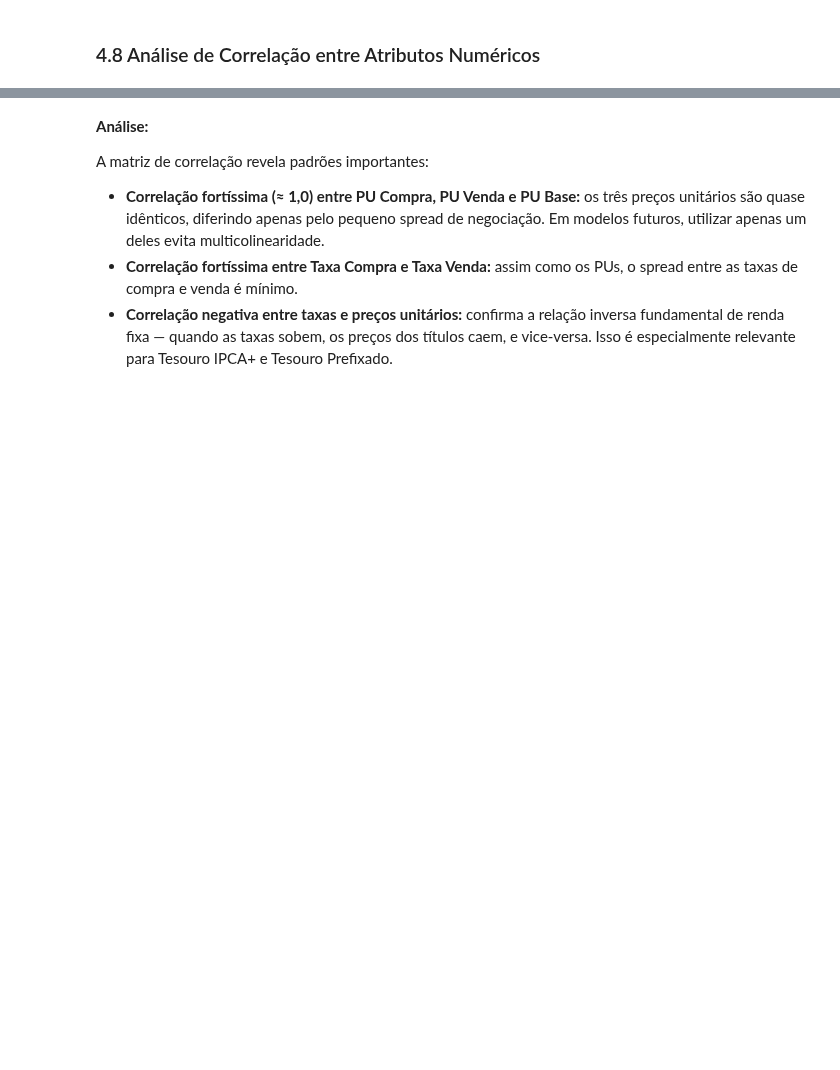
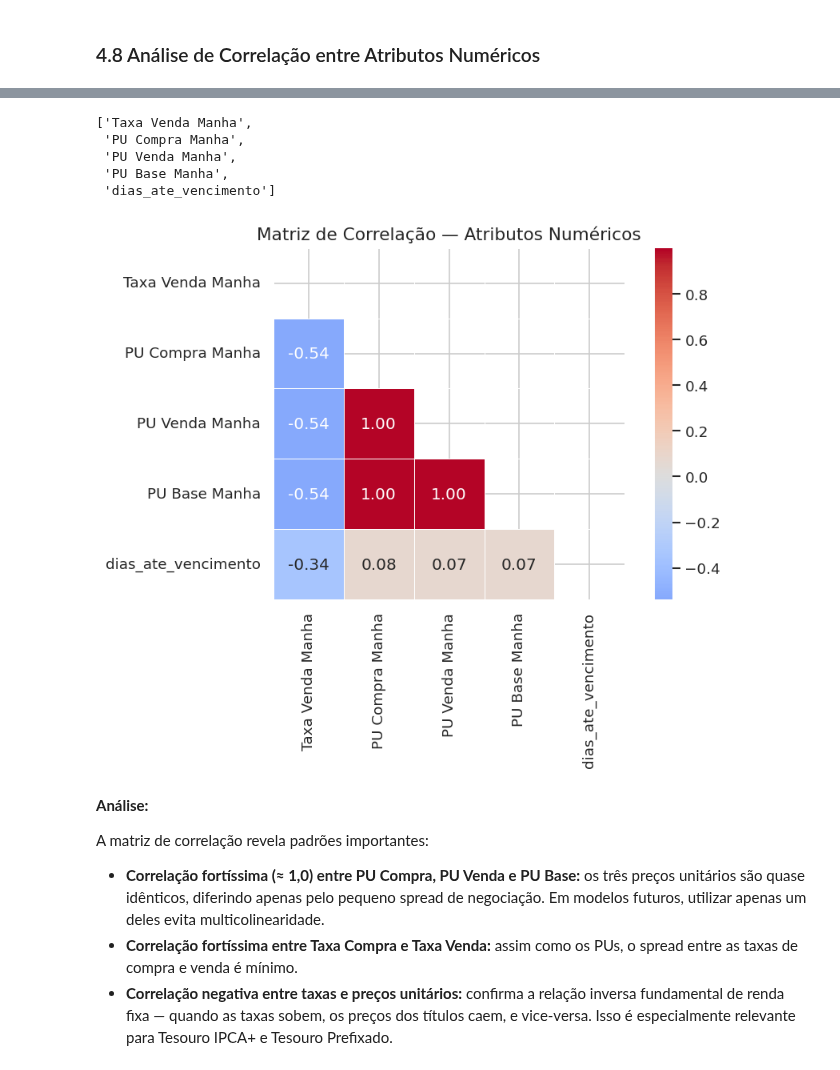
Before and after one commit to marciomocellin/analise-tesouro-direto, a Jupyter notebook: analise_tesouro_direto.ipynb, the cells around one changed output, grey strips where cells are left out. Drawn from its saved outputs; the diff is of its cells as text; code cells hidden in the pictures; blank space fills up the shorter version.

Commit message:
colunas_numericas

```diff
--- a/analise_tesouro_direto.ipynb
+++ b/analise_tesouro_direto.ipynb
@@ -920,3 +925,6 @@ A série temporal revela claramente os **ciclos de política monetária** brasil
 Os títulos indexados (Tesouro IPCA+, Tesouro IPCA+ com Juros Semestrais, Tesouro IGPM+ e Tesouro IGPM+ com Juros Semestrais e Tesouro Educa+) apresentam taxas nominalmente menores, que os títulos prefixados, pois apresentão prazos muito longos que não permitem a modelagem dos riscos de mercado, então eles são indexados a um índice de inflação como IPCA ou IGPM. Já os títulos prefixados embutem a expectativas de inflação futura, o que resulta em taxas mais elevadas.
 # %% [markdown]
 ### 4.8 Análise de Correlação entre Atributos Numéricos
+# %%
+colunas_numericas = df_pre.select_dtypes(include="number").columns.tolist()
+colunas_numericas
@@ -923,23 +949,33 @@ Os títulos indexados (Tesouro IPCA+, Tesouro IPCA+ com Juros Semestrais, Tesour
+# %%
+colunas_numericas #Taxa Compra Manha
+# %% [output]
+['Taxa Venda Manha',
+ 'PU Compra Manha',
+ 'PU Venda Manha',
+ 'PU Base Manha',
+ 'dias_ate_vencimento']
 # %%
 # Substituir zeros por NaN antes de calcular correlação
-df_corr = df[colunas_numericas].replace(0, np.nan)
+df_corr = df_pre[colunas_numericas].replace(0, np.nan)
 
 fig, ax = plt.subplots(figsize=(8, 6))
 mask = np.triu(np.ones_like(df_corr.corr(), dtype=bool))
 sns.heatmap(
     df_corr.corr(),
     annot=True,
     fmt=".2f",
     cmap="coolwarm",
     center=0,
     mask=mask,
     ax=ax,
     square=True,
     linewidths=0.5,
 )
 ax.set_title("Matriz de Correlação — Atributos Numéricos", fontsize=13)
 plt.tight_layout()
 plt.show()
+# %% [output]
+[figure, added]
 # %% [markdown]
 **Análise:**
 
```
Also changed, not shown: parts of 6 cells of this notebook.
